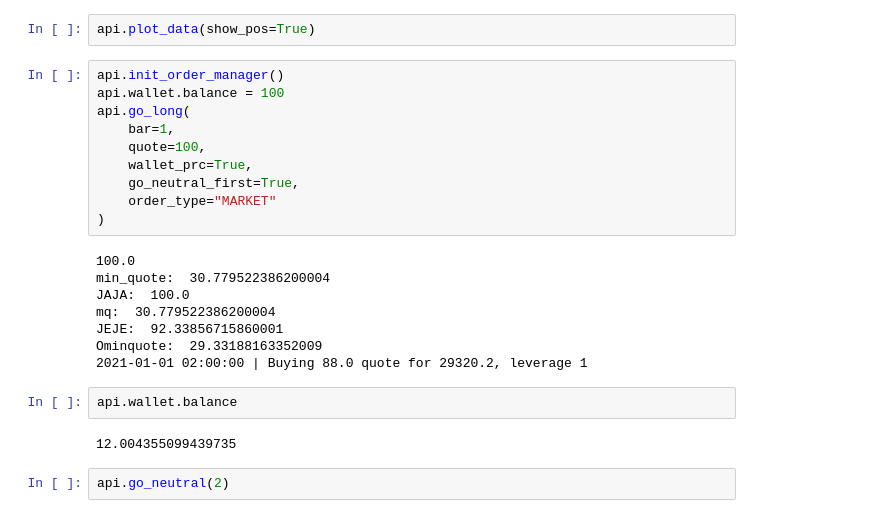
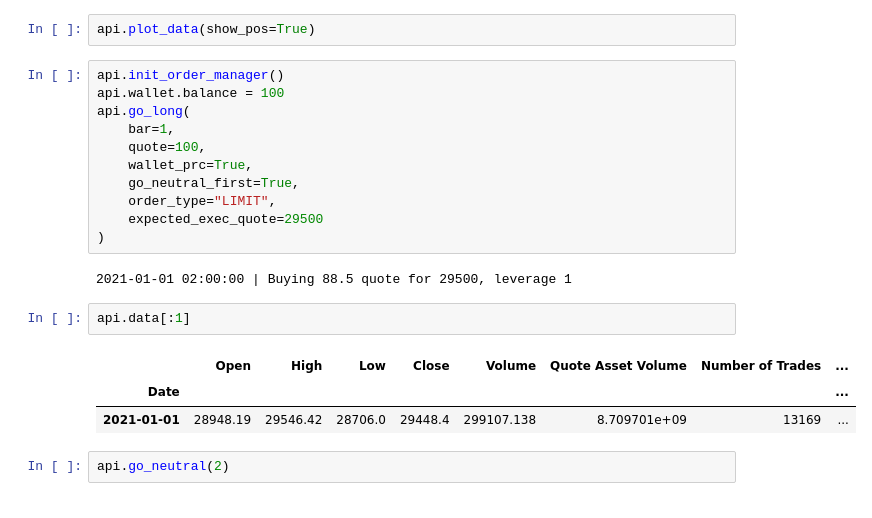
Before and after one commit to mauricioavs/trading-bot, a Jupyter notebook: tester/test_binance_api.ipynb, the cells around one changed output. Saved outputs shown, nothing was run; the diff lists cells and outputs as text.

```diff
--- a/tester/test_binance_api.ipynb
+++ b/tester/test_binance_api.ipynb
@@ -53,19 +53,16 @@ api.go_long(
     quote=100,
     wallet_prc=True,
     go_neutral_first=True,
-    order_type="MARKET"
+    order_type="LIMIT",
+    expected_exec_quote=29500
 )
 # %% [output]
-100.0
-min_quote:  30.779522386200004
-JAJA:  100.0
-mq:  30.779522386200004
-JEJE:  92.33856715860001
-Ominquote:  29.33188163352009
-2021-01-01 02:00:00 | Buying 88.0 quote for 29320.2, leverage 1
+2021-01-01 02:00:00 | Buying 88.5 quote for 29500, leverage 1
-# %%
-api.wallet.balance
-# %% [output]
-12.004355099439735
+# %%
+api.data[:1]
+# %% [output]
+|  | Open | High | Low | Close | Volume | Quote Asset Volume | Number of Trades | ... |
+| Date |  |  |  |  |  |  |  | ... |
+| 2021-01-01 | 28948.19 | 29546.42 | 28706.0 | 29448.4 | 299107.138 | 8.709701e+09 | 13169 | ... |
 # %%
 api.go_neutral(2)
```
Also changed, not shown: 6 other files.
